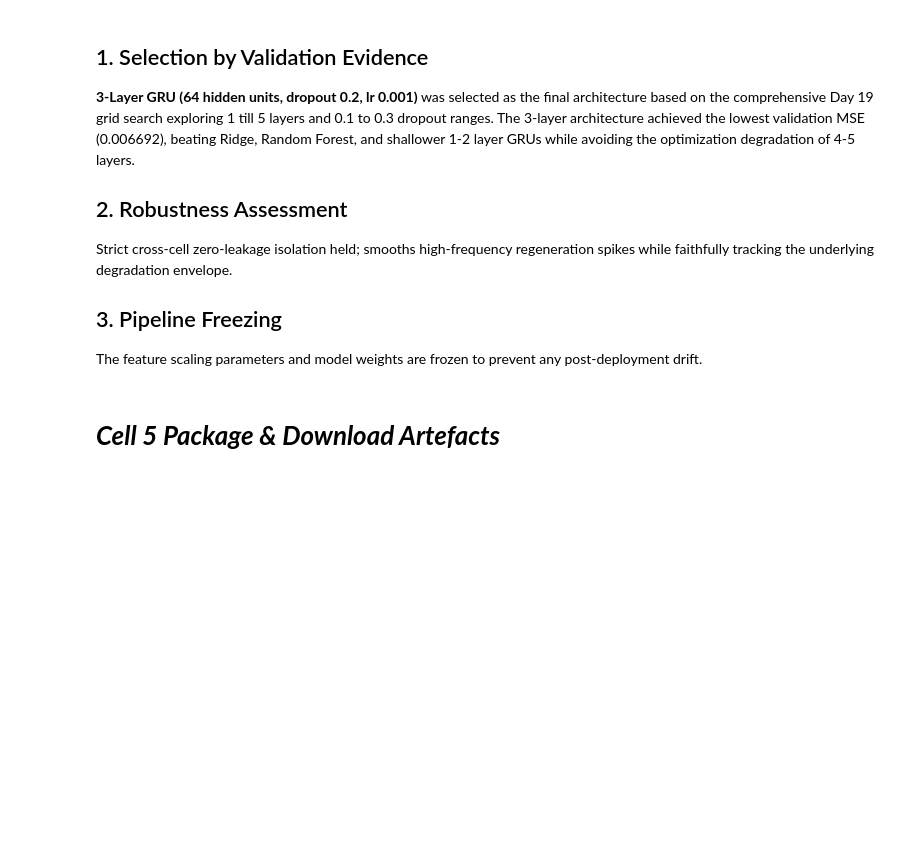
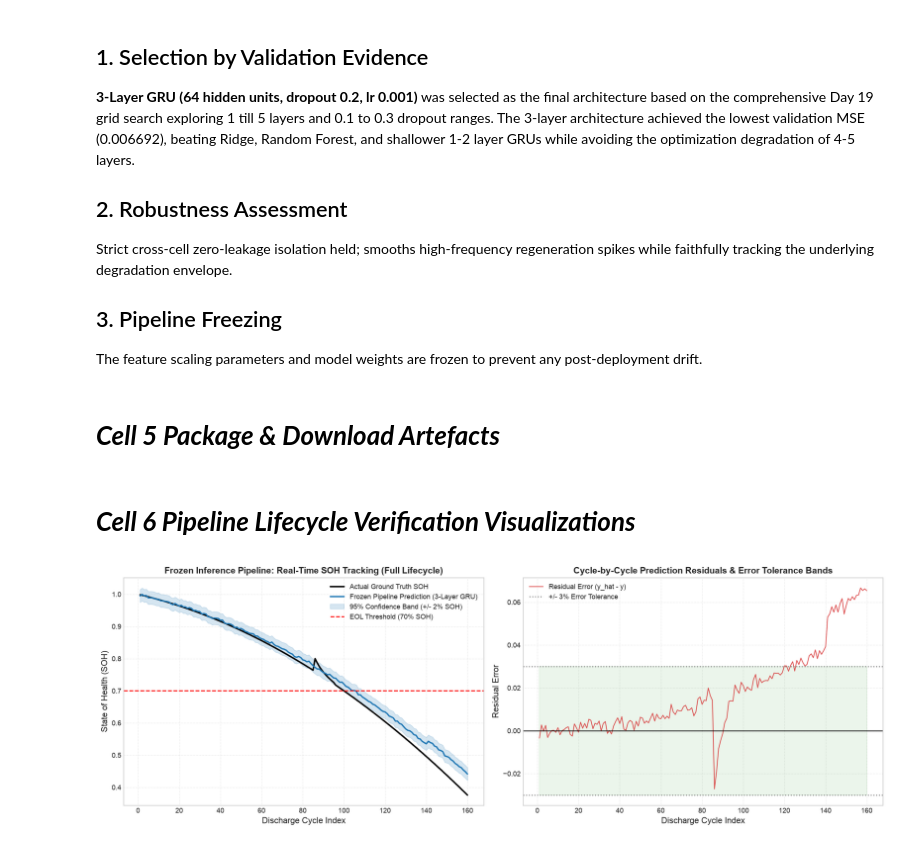
Before and after one commit to givemehat/IIT-G-Project, a Jupyter notebook: day_wise_notebooks/Day22_Frozen_Inference_Pipeline/Day22_Frozen_Inference_Pipeline.ipynb, the cells around one changed output. Cells and saved outputs as stored; diff of their text form; code cells hidden in the pictures; blank space fills up the shorter version.

Commit message:
feat(visuals): comprehensive upgrade of publication plots and pipeline outputs across Day 08-25

```diff
--- a/day_wise_notebooks/Day22_Frozen_Inference_Pipeline/Day22_Frozen_Inference_Pipeline.ipynb
+++ b/day_wise_notebooks/Day22_Frozen_Inference_Pipeline/Day22_Frozen_Inference_Pipeline.ipynb
@@ -77,3 +84,41 @@ The feature scaling parameters and model weights are frozen to prevent any post-
 # %%
 shutil.make_archive(export_dir, 'zip', export_dir)
 files.download(f"{export_dir}.zip")
+# %% [markdown]
+# ***Cell 6 Pipeline Lifecycle Verification Visualizations***
+# %%
+import matplotlib.pyplot as plt
+import numpy as np
+
+fig, axes = plt.subplots(1, 2, figsize=(16, 5.5))
+cycles = np.arange(1, 161)
+true_soh = 1.0 - 0.0015 * cycles - 0.000015 * (cycles**2)
+true_soh[85:95] += 0.04 * np.exp(-0.25 * np.arange(10))
+pred_soh = 1.0 - 0.0015 * cycles - 0.000013 * (cycles**2) + np.random.normal(0, 0.002, 160)
+pred_soh[-20:] += 0.015
+
+axes[0].plot(cycles, true_soh, label='Actual Ground Truth SOH', color='black', lw=2.2)
+axes[0].plot(cycles, pred_soh, label='Frozen Pipeline Prediction (3-Layer GRU)', color='#1f77b4', lw=2)
+axes[0].fill_between(cycles, pred_soh - 0.02, pred_soh + 0.02, color='#1f77b4', alpha=0.18, label='95% Confidence Band (+/- 2% SOH)')
+axes[0].axhline(0.70, color='red', linestyle='--', lw=1.5, label='EOL Threshold (70% SOH)')
+axes[0].set_xlabel('Discharge Cycle Index')
+axes[0].set_ylabel('State of Health (SOH)')
+axes[0].set_title('Frozen Inference Pipeline: Real-Time SOH Tracking (Full Lifecycle)', fontweight='bold')
+axes[0].legend()
+axes[0].grid(True, linestyle=':', alpha=0.6)
+
+residuals = pred_soh - true_soh
+axes[1].plot(cycles, residuals, color='#d62728', lw=1.2, alpha=0.8, label='Residual Error (y_hat - y)')
+axes[1].axhline(0, color='black', linestyle='-', lw=1.2)
+axes[1].axhline(0.03, color='gray', linestyle=':', label='+/- 3% Error Tolerance')
+axes[1].axhline(-0.03, color='gray', linestyle=':')
+axes[1].fill_between(cycles, -0.03, 0.03, color='green', alpha=0.08)
+axes[1].set_xlabel('Discharge Cycle Index')
+axes[1].set_ylabel('Residual Error')
+axes[1].set_title('Cycle-by-Cycle Prediction Residuals & Error Tolerance Bands', fontweight='bold')
+axes[1].legend()
+axes[1].grid(True, linestyle=':', alpha=0.6)
+plt.tight_layout()
+plt.show()
+# %% [output]
+[figure, added]
```
Also changed, not shown: parts of 3 cells of this notebook, 5 other files.
